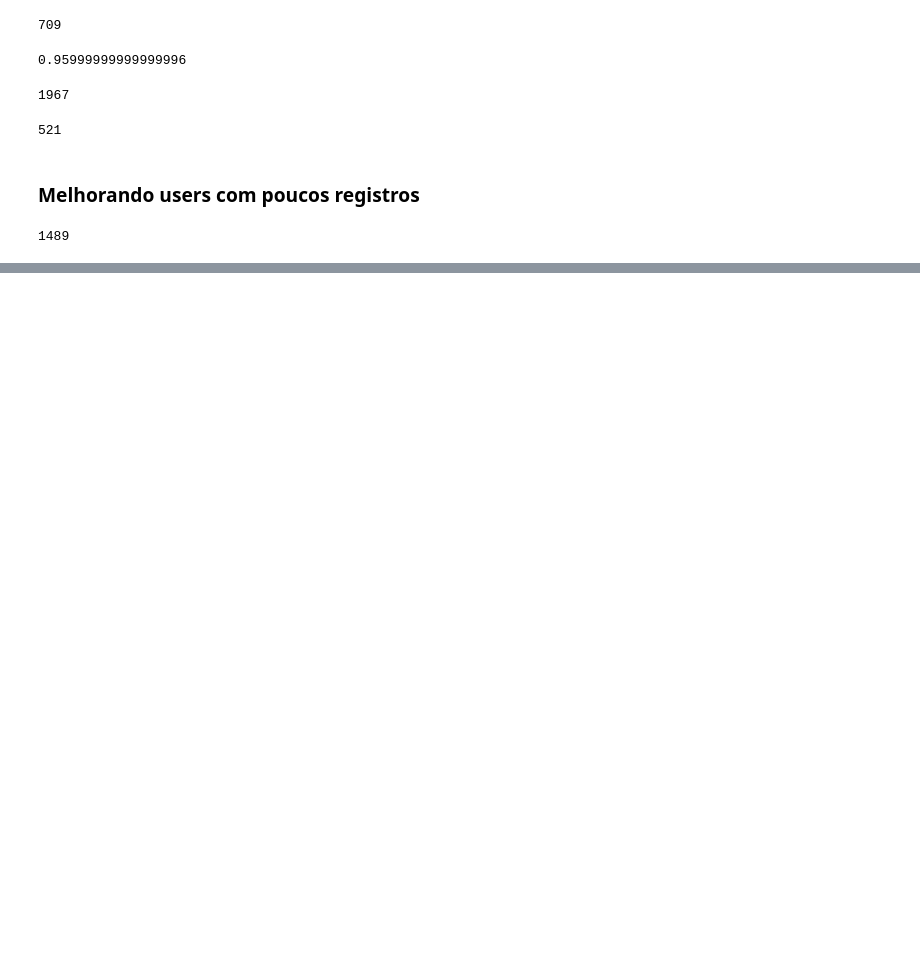
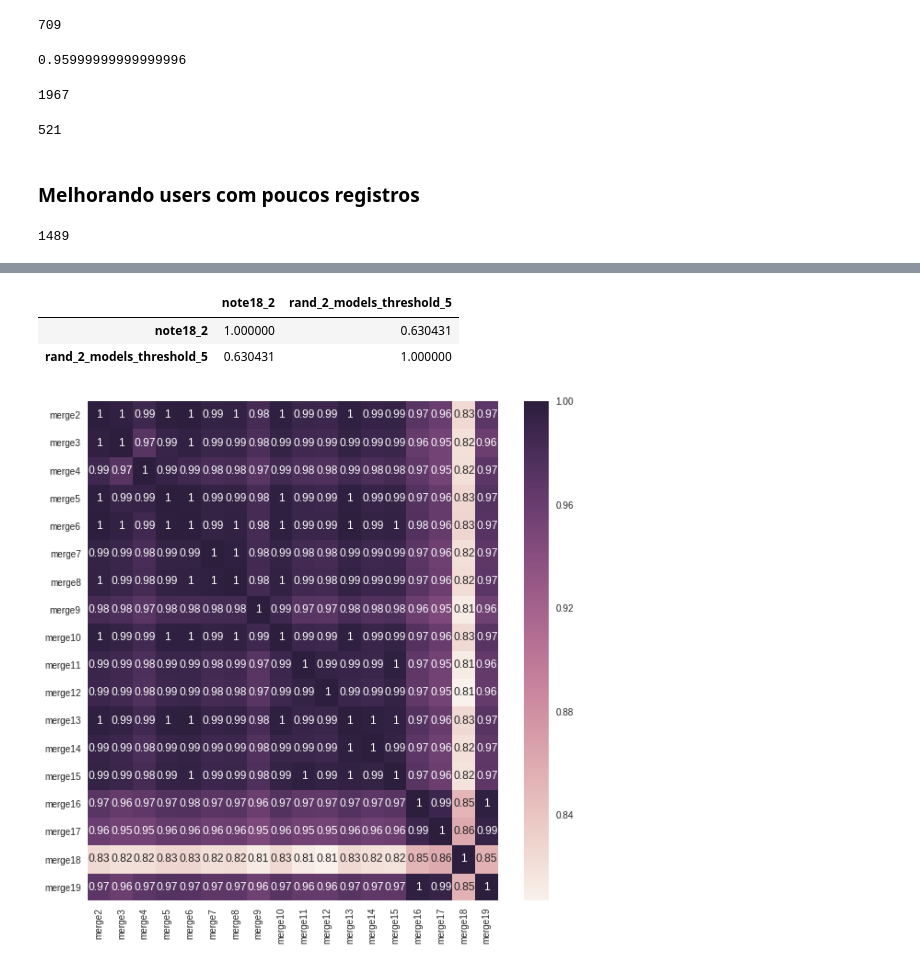
Before and after one commit to wandersoncferreira/DataScienceGame2017, a Jupyter notebook: moneda/Merge Submissions.ipynb, the cells around one changed output, grey strips where cells are left out. Saved outputs shown, nothing was run; the diff lists cells and outputs as text; code cells hidden in the pictures; blank space fills up the shorter version.

Commit message:
merge nte

```diff
--- a/moneda/Merge Submissions.ipynb
+++ b/moneda/Merge Submissions.ipynb
@@ -290,0 +317,27 @@ build_kaggle_submission(e, "merge21")
+# %%
+corr_df.corr()
+# %% [output]
+|  | note18_2 | rand_2_models_threshold_5 |
+| note18_2 | 1.000000 | 0.630431 |
+| rand_2_models_threshold_5 | 0.630431 | 1.000000 |
+# %%
+submissions_to_consider = ["note18_2.csv.gz",
+                           "rand_all_data_m2.csv.gz",
+                           "rand_2_models_threshold_1.csv.gz",
+                           "rand_2_models_threshold_5.csv.gz",
+                           "note12_4.csv.gz"]
+
+submissions_to_consider = ["merge" + str(i) + ".csv.gz" for i in range(2, 20)]
+corr_df = pd.DataFrame()
+
+for submission in submissions_to_consider:
+    df = pd.read_csv(submission)
+    corr_df[submission.split(".")[0]] = df["is_listened"]
+
+import seaborn as sns
+import matplotlib.pyplot as plt
+plt.figure(figsize=(12, 10))
+sns.heatmap(corr_df.corr(), annot=True)
+plt.show()
+# %% [output]
+[figure, added]
```
Also changed, not shown: parts of 5 cells of this notebook.
